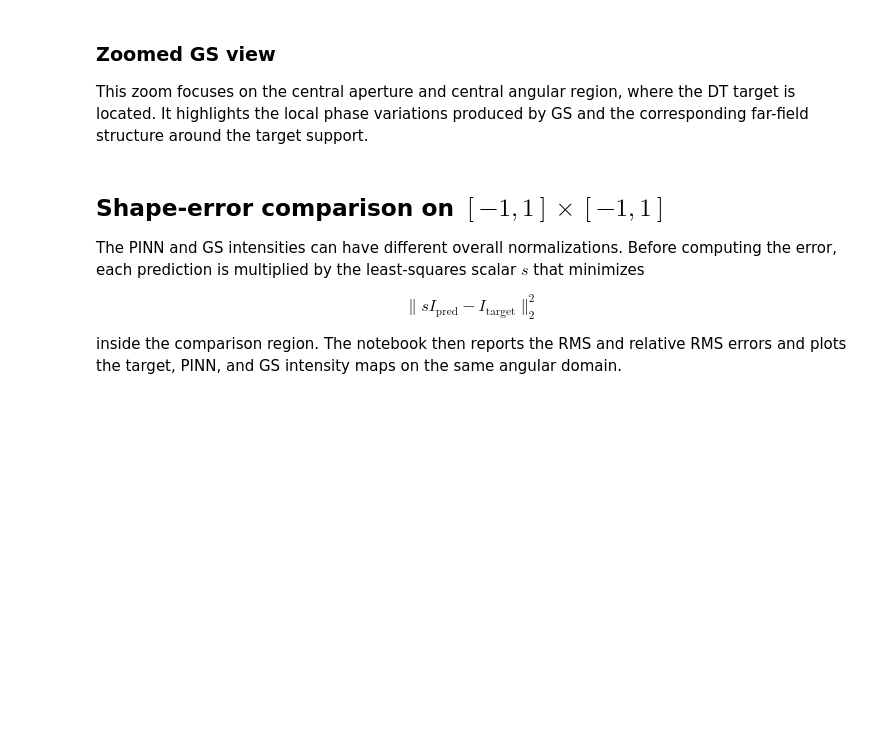
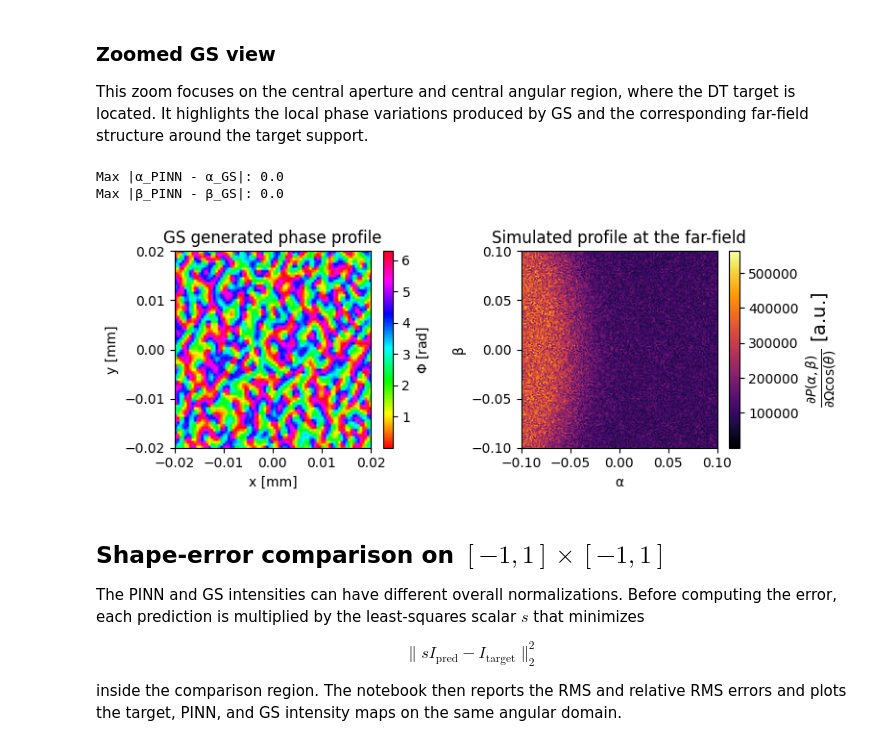
Before and after one commit to ywzhang909/pinn-shaper, a Jupyter notebook: DT-letters-shaped flat-top (far field) - with GS comparison.ipynb, the cells around one changed output. Cells and saved outputs as stored; diff of their text form; code cells hidden in the pictures; blank space fills up the shorter version.

```diff
--- a/DT-letters-shaped flat-top (far field) - with GS comparison.ipynb
+++ b/DT-letters-shaped flat-top (far field) - with GS comparison.ipynb
@@ -552,8 +558,8 @@ This zoom focuses on the central aperture and central angular region, where the
 # Propagate the GS phase to the far field
 # -----------------------------
 E_gs = np.sqrt(np.maximum(source_intensity_gs, 0.0)) * np.exp(1j * retrieved_phase_gs)
-farfield_simulator.E = np.asarray(E_gs, dtype=np.complex128)
-α_gs, β_gs, radiant_intensity_percos_gs = farfield_simulator.get_farfield()
+F.E = np.asarray(E_gs, dtype=np.complex128)
+α_gs, β_gs, radiant_intensity_percos_gs = F.get_farfield()
 
 # Convert Diffractsim outputs to NumPy for plotting and comparison.
 α_np = np.asarray(α)
@@ -565,34 +571,38 @@ radiant_intensity_percos_gs = np.asarray(radiant_intensity_percos_gs)
 
 # The GS and PINN validations use the same x-y sampling, so their alpha-beta grids should match.
 print('Max |α_PINN - α_GS|:', np.max(np.abs(α_np - α_gs_np)))
 print('Max |β_PINN - β_GS|:', np.max(np.abs(β_np - β_gs_np)))
 
 fig, axs = plt.subplots(1, 2, figsize=(8, 3))
 
 im0 = axs[0].imshow((retrieved_phase_gs % (2*np.pi)), origin='lower', cmap='hsv',
                     extent=[x[0]/mm, x[-1]/mm, y[0]/mm, y[-1]/mm] , interpolation = None)
 axs[0].set_title('GS generated phase profile')
 axs[0].set_xlabel('x [mm]')
 axs[0].set_ylabel('y [mm]')
 axs[0].set_xlim([-0.02, 0.02])
 axs[0].set_ylim([-0.02, 0.02])
 axs[0].set_aspect(1)
-fig.colorbar(im0, ax=axs[0], fraction=0.045, label='$\Phi$ [rad]')
+fig.colorbar(im0, ax=axs[0], fraction=0.045, label=r'$\Phi$ [rad]')
 
 im1 = axs[1].imshow(radiant_intensity_percos_gs, origin='lower', cmap='inferno',
                     extent=[α_gs_np[0], α_gs_np[-1], β_gs_np[0], β_gs_np[-1]], aspect='auto')
 axs[1].set_title('Simulated profile at the far-field')
 axs[1].set_xlabel('α')
 axs[1].set_ylabel('β')
 axs[1].set_xlim([-0.1, 0.1])
 axs[1].set_ylim([-0.1, 0.1])
 axs[1].set_aspect(1)
 cb = fig.colorbar(im1, ax=axs[1], fraction=0.045,
              label=r'$\partial P/(\partial\Omega\cos\theta)$ [a.u.]')
 cb.set_label(label = r'$\frac{\partial P(α, β)}{\partial \Omega \cos(\theta)}$ [a.u.]', size = 14)
 
 fig.tight_layout()
 plt.show()
+# %% [output]
+Max |α_PINN - α_GS|: 0.0
+Max |β_PINN - β_GS|: 0.0
+[figure, added]
 # %% [markdown]
 ## Shape-error comparison on $[-1,1]\times[-1,1]$
 
```
Also changed, not shown: parts of 10 cells of this notebook, 10 other files.
